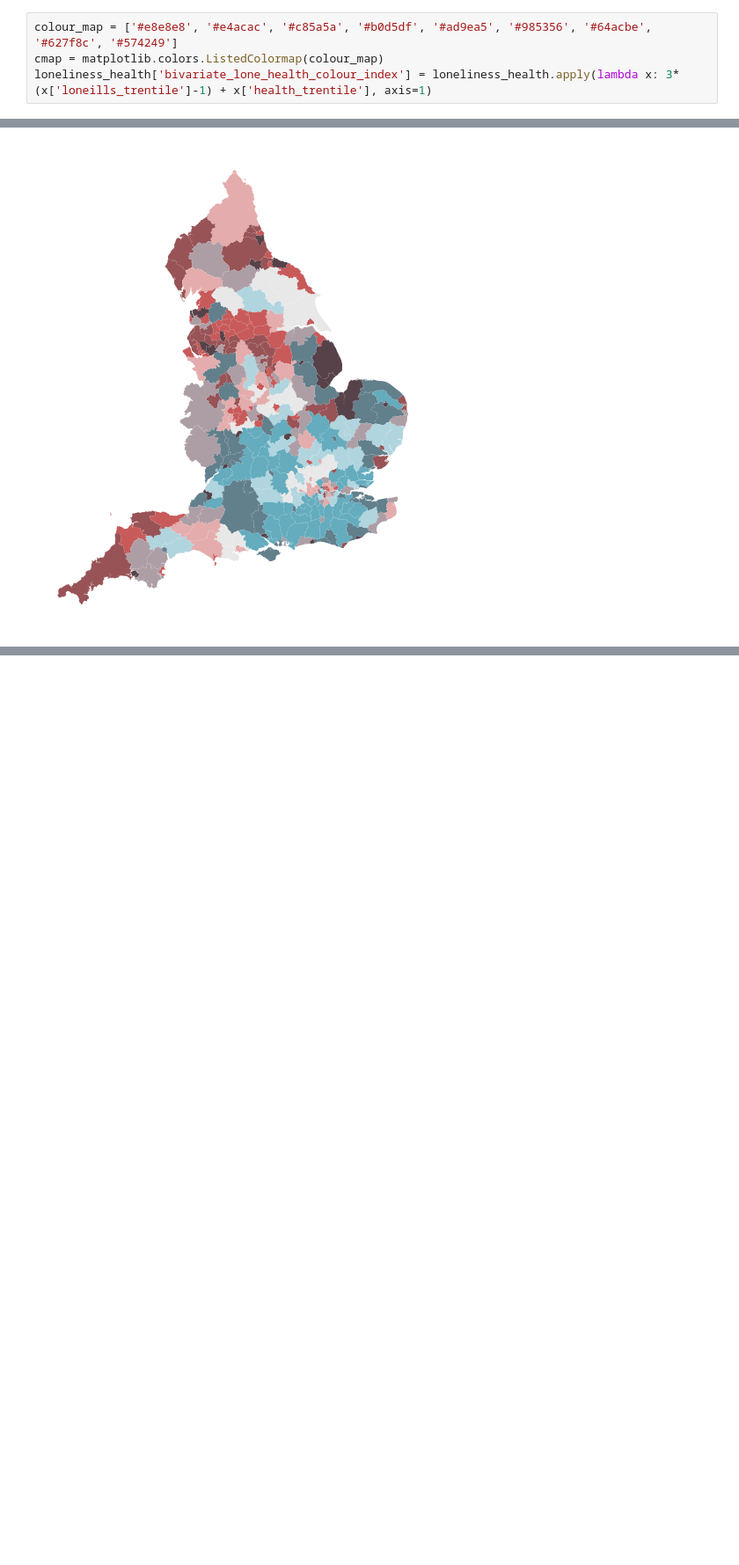
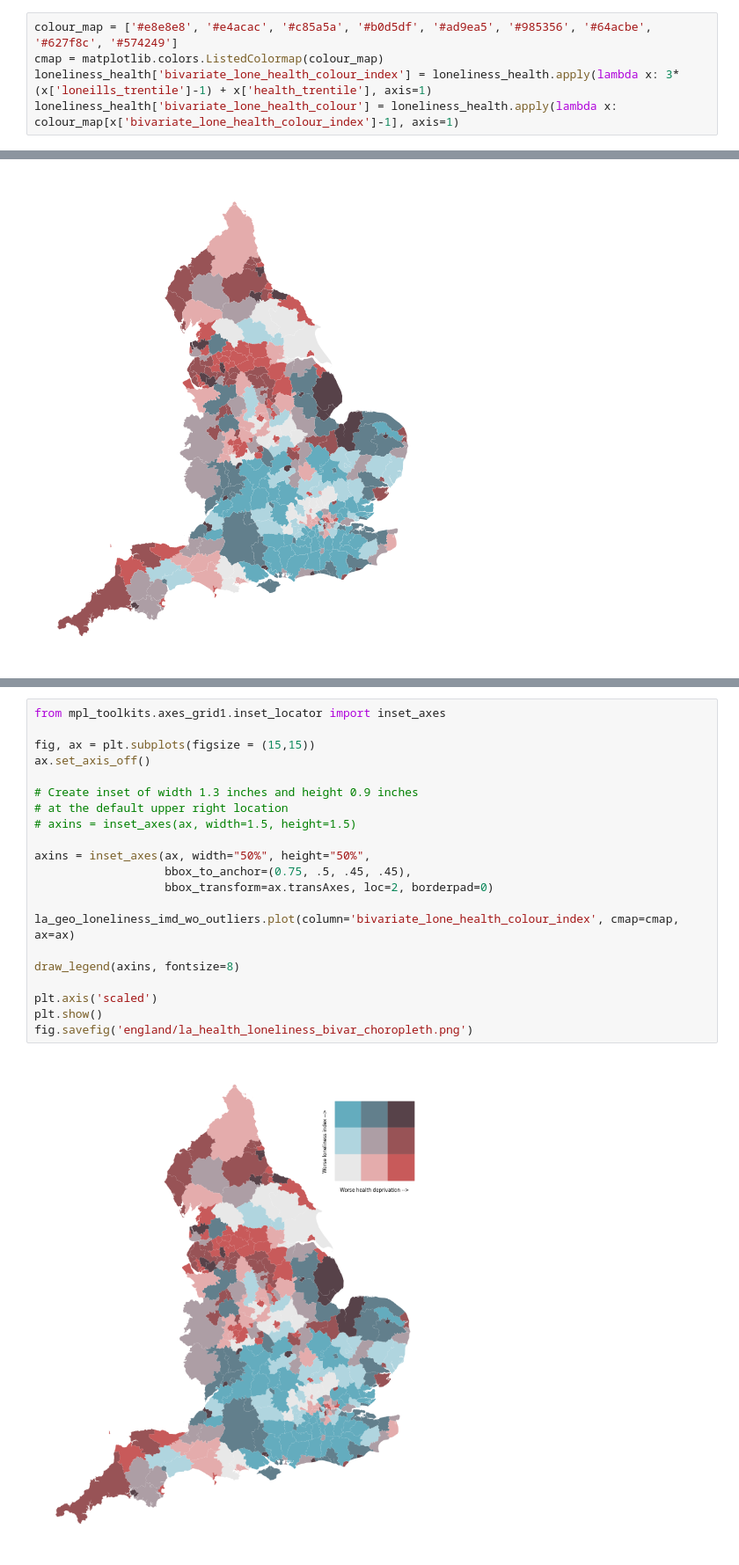
Before and after one commit to TamsinHu/Loneliness_study, a Jupyter notebook: Loneliness and health without outliers.ipynb, the cells around one changed output, grey strips where cells are left out. Shown at 88% size. Saved outputs shown, nothing was run; the diff lists cells and outputs as text; blank space fills up the shorter version.

```diff
--- a/Loneliness and health without outliers.ipynb
+++ b/Loneliness and health without outliers.ipynb
@@ -239,6 +239,7 @@ loneliness_health['health_trentile'] = pd.qcut(loneliness_health['health_score']
 colour_map = ['#e8e8e8', '#e4acac', '#c85a5a', '#b0d5df', '#ad9ea5', '#985356', '#64acbe', '#627f8c', '#574249']
 cmap = matplotlib.colors.ListedColormap(colour_map)
 loneliness_health['bivariate_lone_health_colour_index'] = loneliness_health.apply(lambda x: 3*(x['loneills_trentile']-1) + x['health_trentile'], axis=1)
+loneliness_health['bivariate_lone_health_colour'] = loneliness_health.apply(lambda x: colour_map[x['bivariate_lone_health_colour_index']-1], axis=1)
 # %%
 loneliness_health[['lsoa11', 'district_code', 'loneills', 'health_score', 'loneills_trentile', 'health_trentile', 'bivariate_lone_health_colour', 'bivariate_lone_health_colour_index']]
 # %% [output]
@@ -316,0 +321,23 @@ plt.show()
+# %%
+from mpl_toolkits.axes_grid1.inset_locator import inset_axes
+
+fig, ax = plt.subplots(figsize = (15,15))
+ax.set_axis_off()
+
+# Create inset of width 1.3 inches and height 0.9 inches
+# at the default upper right location
+# axins = inset_axes(ax, width=1.5, height=1.5)
+
+axins = inset_axes(ax, width="50%", height="50%",
+                   bbox_to_anchor=(0.75, .5, .45, .45),
+                   bbox_transform=ax.transAxes, loc=2, borderpad=0)
+
+la_geo_loneliness_imd_wo_outliers.plot(column='bivariate_lone_health_colour_index', cmap=cmap, ax=ax)
+
+draw_legend(axins, fontsize=8)
+
+plt.axis('scaled')
+plt.show()
+fig.savefig('england/la_health_loneliness_bivar_choropleth.png')
+# %% [output]
+[figure, added]
```
Also changed, not shown: parts of 3 cells of this notebook.
